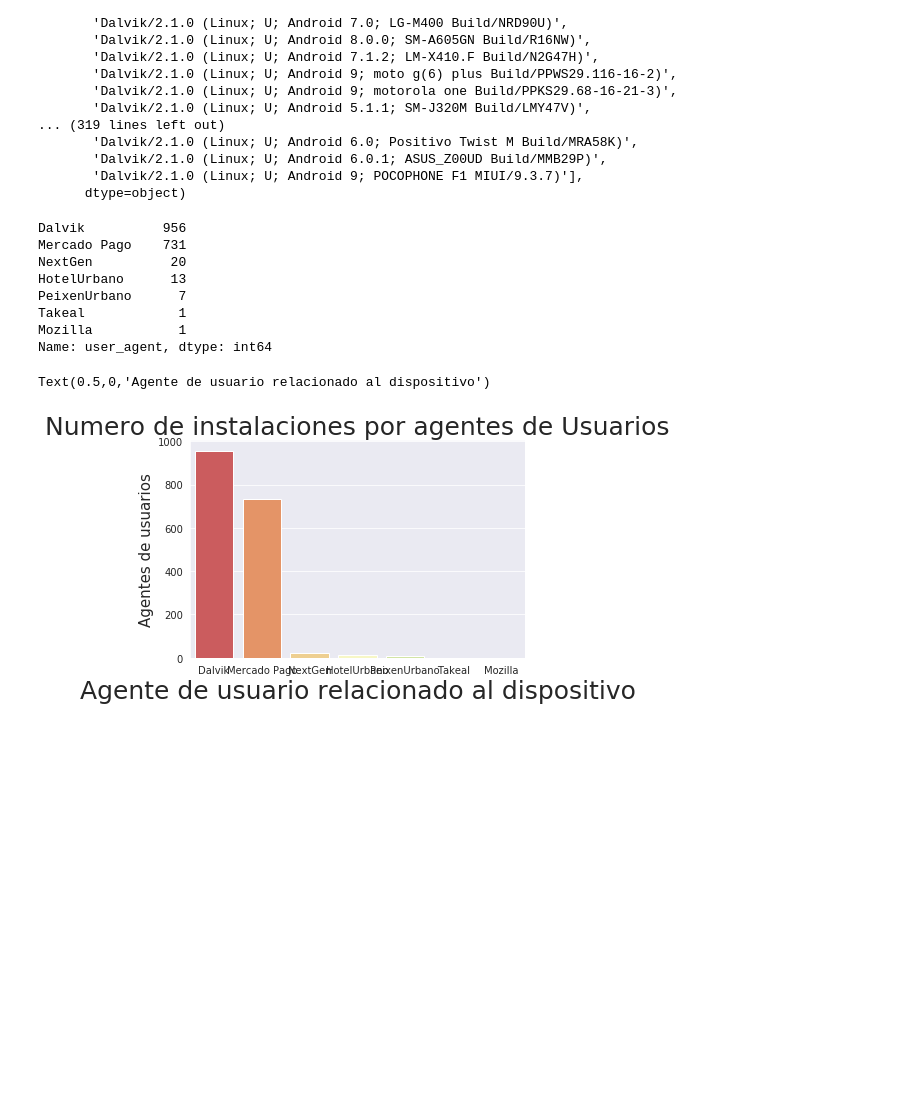
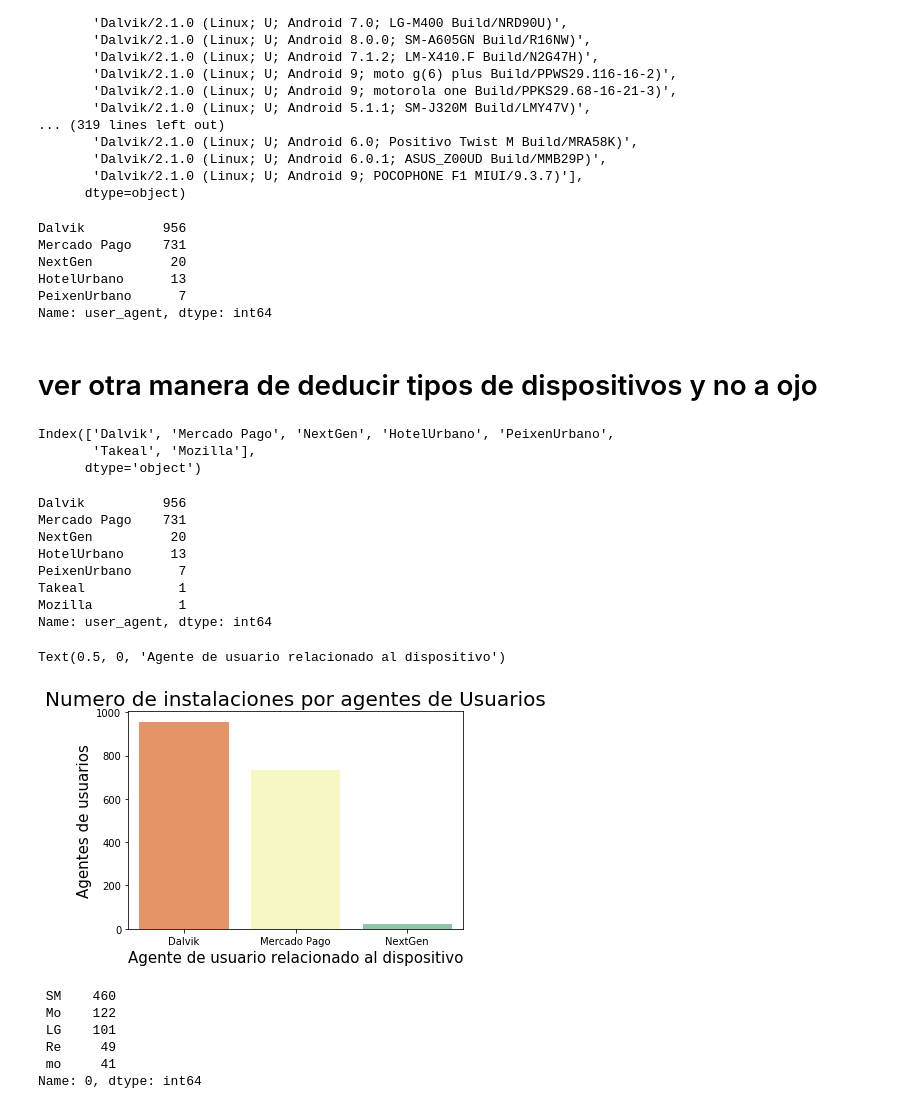
Before and after one commit to EscobarMariaSol/Organizacion-de-datos, a Jupyter notebook: Análisis de User Agents.ipynb, the cells around one changed output. Cells and saved outputs as stored; diff of their text form; code cells hidden in the pictures; blank space fills up the shorter version.

Commit message:
actualizo analisis de User Agents

```diff
--- a/Análisis de User Agents.ipynb
+++ b/Análisis de User Agents.ipynb
@@ -64,27 +64,42 @@ array([nan, 'Dalvik/2.1.0 (Linux; U; Android 22; SM-J200M Build/LMY47X)',
        'Dalvik/2.1.0 (Linux; U; Android 9; POCOPHONE F1 MIUI/9.3.7)'],
       dtype=object)
 # %%
-count_user = user.transform(lambda x: x[0:6]).dropna().value_counts()
+count_user = inst.user_agent.dropna()
+count_user = count_user.transform(lambda x: x[0:6]).dropna().value_counts()
 count_user.index = ['Dalvik', 'Mercado Pago', 'NextGen', 'HotelUrbano', 'PeixenUrbano', 'Takeal', 'Mozilla']
-count_user
+count_user.head(5)
 # %% [output]
 Dalvik          956
 Mercado Pago    731
 NextGen          20
 HotelUrbano      13
 PeixenUrbano      7
-Takeal            1
-Mozilla           1
 Name: user_agent, dtype: int64
+# %% [markdown]
+# ver otra manera de deducir tipos de dispositivos y no a ojo
+# %%
+count_user.index
+# %% [output]
+Index(['Dalvik', 'Mercado Pago', 'NextGen', 'HotelUrbano', 'PeixenUrbano',
+       'Takeal', 'Mozilla'],
+      dtype='object')
+# %%
+count_user.head(10)
+# %% [output]
+Dalvik          956
+Mercado Pago    731
+NextGen          20
+HotelUrbano      13
+PeixenUrbano      7
+Takeal            1
+Mozilla           1
+Name: user_agent, dtype: int64
 # %%
-grf2 = sns.barplot(x = count_user.index, y = count_user.values, orient = 'v', palette = 'Spectral')
-grf2.set_title("Numero de instalaciones por agentes de Usuarios", fontsize = 25)
+grf2 = sns.barplot(x = count_user[0:3].index, y = count_user[0:3].values, orient = 'v', palette = 'Spectral')
+grf2.set_title("Numero de instalaciones por agentes de Usuarios", fontsize = 20)
 grf2.set_ylabel("Agentes de usuarios", fontsize = 15)
-grf2.set_xlabel("Agente de usuario relacionado al dispositivo", fontsize = 25)
-for p in plot_source_clicks.patches:
-    plot_source_clicks.annotate(format(p.get_height()), (p.get_x() + p.get_width() / 2.,
-                                               p.get_height()), ha = 'center', va = 'center', xytext = (0, 10), textcoords = 'offset points')
+grf2.set_xlabel("Agente de usuario relacionado al dispositivo", fontsize = 15)
 # %% [output]
-Text(0.5,0,'Agente de usuario relacionado al dispositivo')
+Text(0.5, 0, 'Agente de usuario relacionado al dispositivo')
-[figure, old version]
+[figure, new version]
 # %%
@@ -91,0 +121,11 @@ dalvik = inst[inst['user_agent'].str.contains(r"\Dalvik\b", case=False, na=False
+# %%
+marcas = d_dalvik[0].transform(lambda x: x[0:3]).dropna().value_counts()
+#marcas.index = ['Dalvik', 'Mercado Pago', 'NextGen', 'HotelUrbano', 'PeixenUrbano', 'Takeal', 'Mozilla']
+marcas.head()
+# %% [output]
+ SM    460
+ Mo    122
+ LG    101
+ Re     49
+ mo     41
+Name: 0, dtype: int64
```
Also changed, not shown: parts of 14 cells of this notebook.
